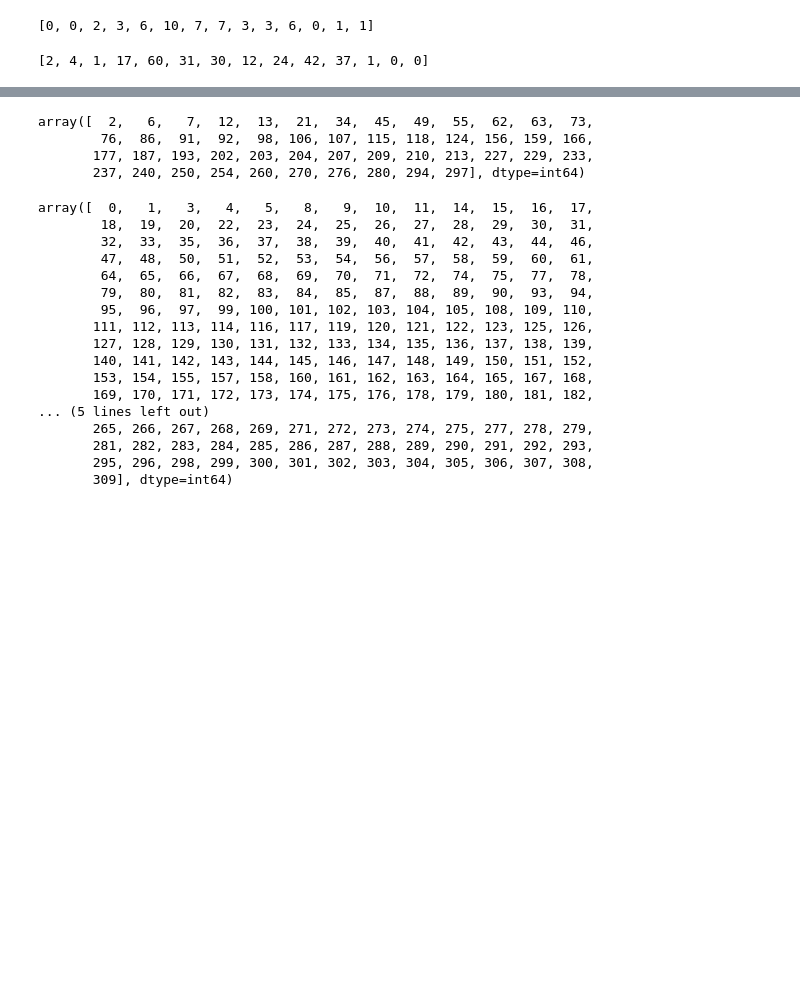
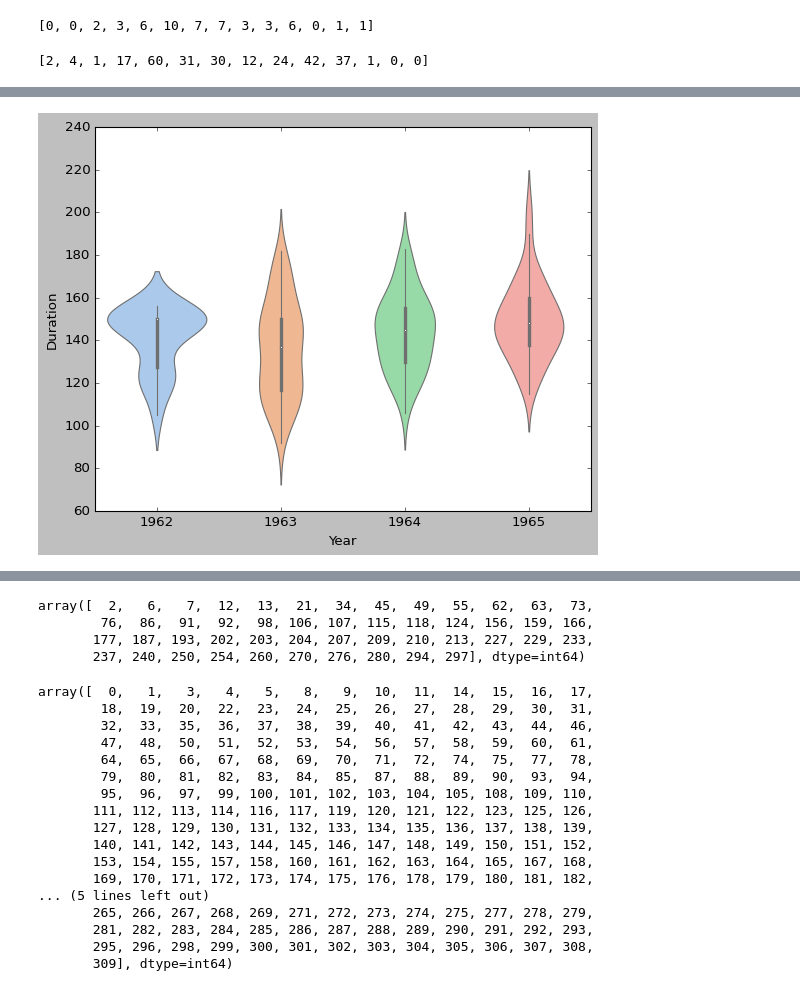
Before and after one commit to devedzic/eda, a Jupyter notebook: eda.ipynb, the cells around one changed output, grey strips where cells are left out. Drawn from its saved outputs; the diff is of its cells as text; code cells hidden in the pictures; blank space fills up the shorter version.

```diff
--- a/eda.ipynb
+++ b/eda.ipynb
@@ -851,0 +884,3 @@ display(not_in_top50)
+# %%
+songs = pd.read_csv('data/The Beatles songs dataset, v2, no NAs.csv')
+display(songs)
@@ -851,0 +901,19 @@ display(not_in_top50)
+# %%
+# # s = songs.loc[1968 <= songs['Year'], 'Title']
+# # display(len(s))
+# # display(s.head(10))
+#
+# i = (1962 <= songs['Year']) & (songs['Year'] <= 1965)
+# display(len(i))
+# display(songs[i]['Title'])
+# # # Alternatively
+# # display(songs.loc[i, 'Title'])
+
+# sb.violinplot(x=songs['Other.releases'], y=songs['Duration'], data=songs);
+# sb.violinplot(x=songs['Year'], y=songs['Duration'], data=songs);
+sb.violinplot(x=songs[(1962 <= songs['Year']) & (songs['Year'] <= 1965)]['Year'],
+              y=songs['Duration'],
+              data=songs,
+              palette='pastel');
+# %% [output]
+[figure, added]
```
Also changed, not shown: parts of 21 cells of this notebook.
